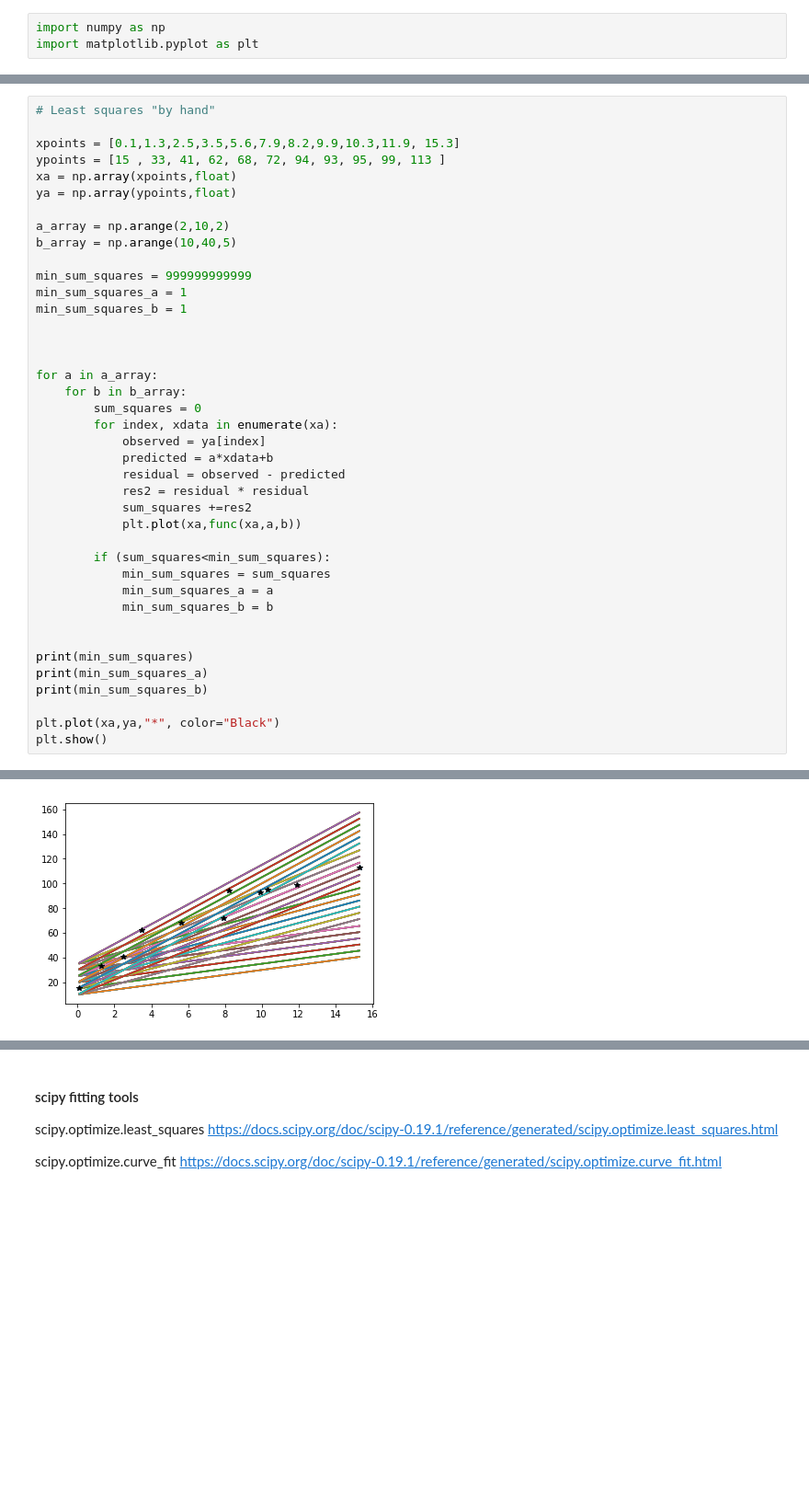
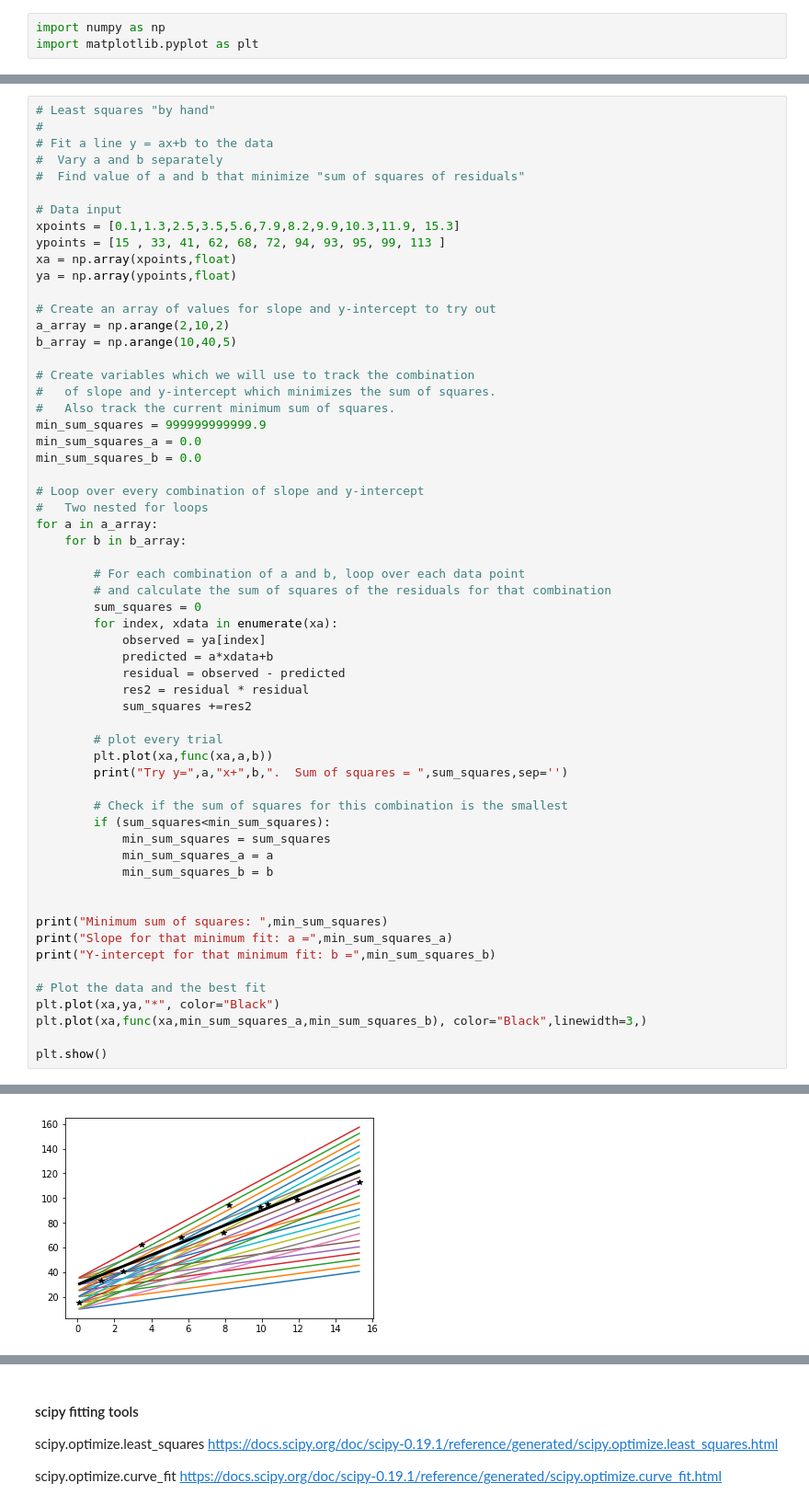
Before and after one commit to goodbyeskyharbor/PurdueNorthwest_PHYS308_ScientificComputing1, a Jupyter notebook: Notebooks/PHYS 308 - 07 - Fitting Data.ipynb, the cells around one changed output, grey strips where cells are left out. Shown at 92% size. Drawn from its saved outputs; the diff is of its cells as text; blank space fills up the shorter version.

```diff
--- a/Notebooks/PHYS 308 - 07 - Fitting Data.ipynb
+++ b/Notebooks/PHYS 308 - 07 - Fitting Data.ipynb
@@ -25,22 +45,34 @@ plt.show()
 # %%
 # Least squares "by hand"
+#
+# Fit a line y = ax+b to the data
+#  Vary a and b separately
+#  Find value of a and b that minimize "sum of squares of residuals"
 
+# Data input
 xpoints = [0.1,1.3,2.5,3.5,5.6,7.9,8.2,9.9,10.3,11.9, 15.3]
 ypoints = [15 , 33, 41, 62, 68, 72, 94, 93, 95, 99, 113 ]
 xa = np.array(xpoints,float)
 ya = np.array(ypoints,float)
 
+# Create an array of values for slope and y-intercept to try out
 a_array = np.arange(2,10,2)
 b_array = np.arange(10,40,5)
 
-min_sum_squares = 999999999999
-min_sum_squares_a = 1
-min_sum_squares_b = 1
+# Create variables which we will use to track the combination
+#   of slope and y-intercept which minimizes the sum of squares.
+#   Also track the current minimum sum of squares.
+min_sum_squares = 999999999999.9
+min_sum_squares_a = 0.0
+min_sum_squares_b = 0.0
 
-
-
+# Loop over every combination of slope and y-intercept
+#   Two nested for loops
 for a in a_array:
     for b in b_array:
+
+        # For each combination of a and b, loop over each data point
+        # and calculate the sum of squares of the residuals for that combination
         sum_squares = 0
         for index, xdata in enumerate(xa):
             observed = ya[index]
@@ -48,18 +80,25 @@ for a in a_array:
             residual = observed - predicted
             res2 = residual * residual
             sum_squares +=res2
-            plt.plot(xa,func(xa,a,b))
 
+        # plot every trial
+        plt.plot(xa,func(xa,a,b))
+        print("Try y=",a,"x+",b,".  Sum of squares = ",sum_squares,sep='')
+
+        # Check if the sum of squares for this combination is the smallest
         if (sum_squares<min_sum_squares):
             min_sum_squares = sum_squares
             min_sum_squares_a = a
             min_sum_squares_b = b
 
 
-print(min_sum_squares)
-print(min_sum_squares_a)
-print(min_sum_squares_b)
+print("Minimum sum of squares: ",min_sum_squares)
+print("Slope for that minimum fit: a =",min_sum_squares_a)
+print("Y-intercept for that minimum fit: b =",min_sum_squares_b)
 
+# Plot the data and the best fit
 plt.plot(xa,ya,"*", color="Black")
+plt.plot(xa,func(xa,min_sum_squares_a,min_sum_squares_b), color="Black",linewidth=3,)
+
 plt.show()
 # %% [output]
@@ -69,2 +122,2 @@ plt.show()
-[figure, old version]
+[figure, new version]
 # %%
```
Also changed, not shown: parts of 34 cells of this notebook, 1 other file.
